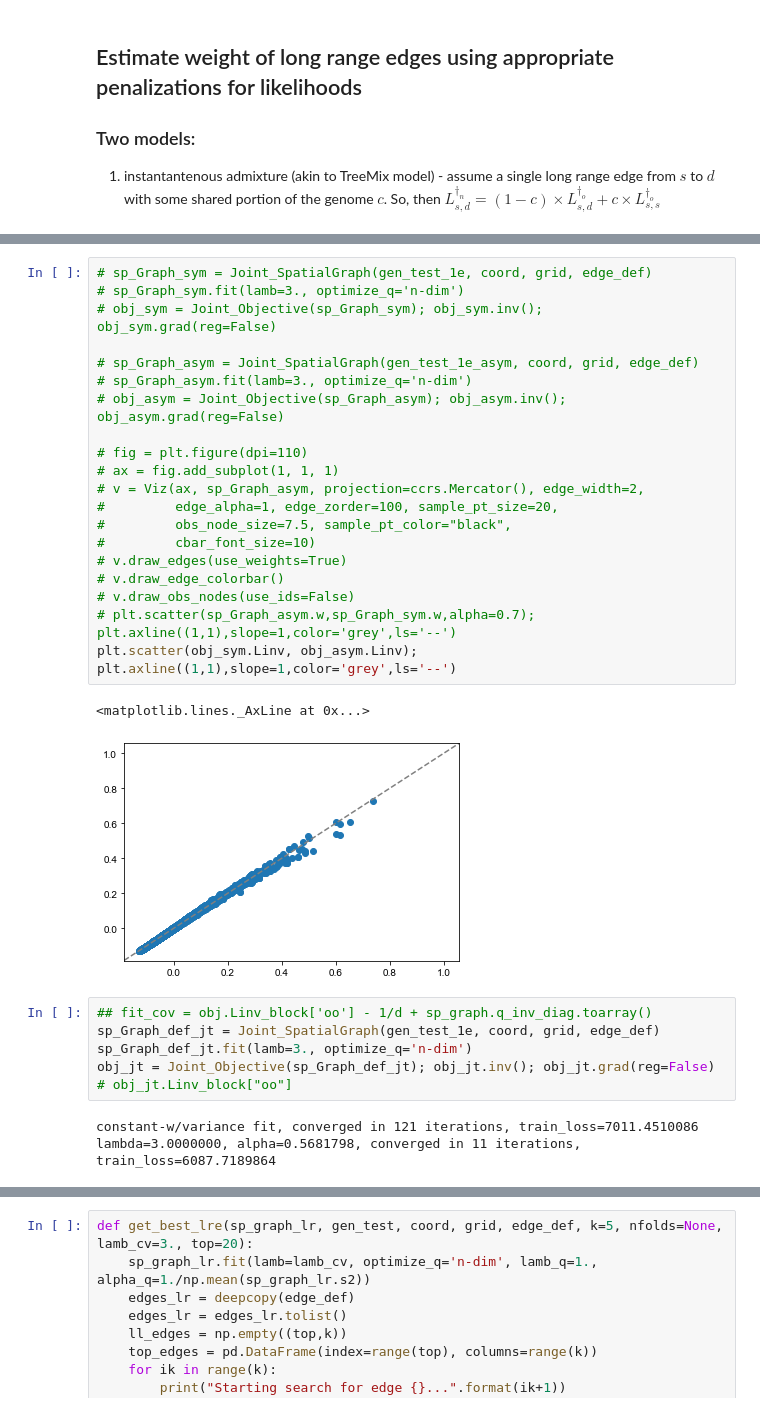
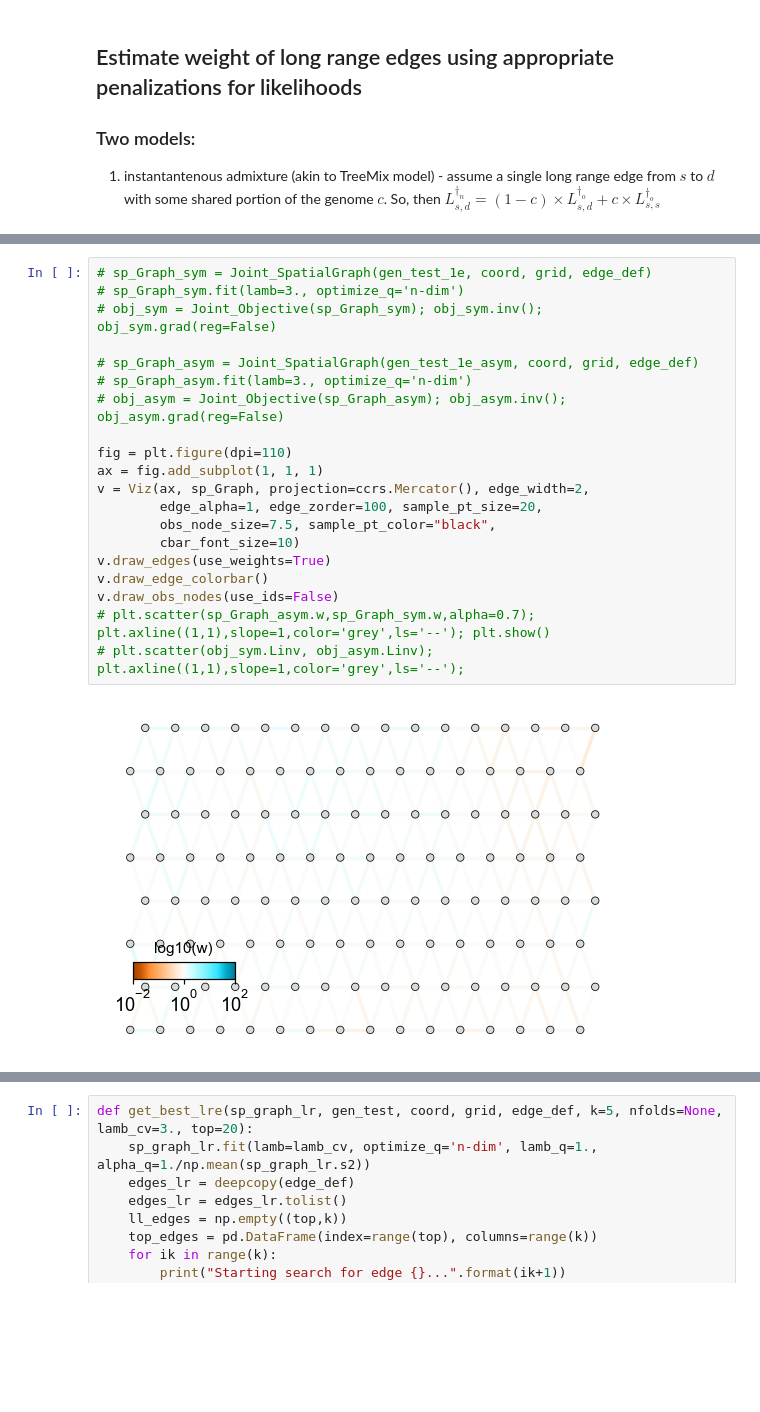
Before and after one commit to NovembreLab/feems, a Jupyter notebook: docs/notebooks/est-long-range.ipynb, the cells around one changed output, grey strips where cells are left out. Drawn from its saved outputs; the diff is of its cells as text; blank space fills up the shorter version.

```diff
--- a/docs/notebooks/est-long-range.ipynb
+++ b/docs/notebooks/est-long-range.ipynb
@@ -66,32 +203,22 @@ Simulating ~SNP 1000
 # %%
 # sp_Graph_sym = Joint_SpatialGraph(gen_test_1e, coord, grid, edge_def)
 # sp_Graph_sym.fit(lamb=3., optimize_q='n-dim')
 # obj_sym = Joint_Objective(sp_Graph_sym); obj_sym.inv(); obj_sym.grad(reg=False)
 
 # sp_Graph_asym = Joint_SpatialGraph(gen_test_1e_asym, coord, grid, edge_def)
 # sp_Graph_asym.fit(lamb=3., optimize_q='n-dim')
 # obj_asym = Joint_Objective(sp_Graph_asym); obj_asym.inv(); obj_asym.grad(reg=False)
 
-# fig = plt.figure(dpi=110)
-# ax = fig.add_subplot(1, 1, 1)
-# v = Viz(ax, sp_Graph_asym, projection=ccrs.Mercator(), edge_width=2,
-#         edge_alpha=1, edge_zorder=100, sample_pt_size=20,
-#         obs_node_size=7.5, sample_pt_color="black",
-#         cbar_font_size=10)
-# v.draw_edges(use_weights=True)
-# v.draw_edge_colorbar()
-# v.draw_obs_nodes(use_ids=False)
-# plt.scatter(sp_Graph_asym.w,sp_Graph_sym.w,alpha=0.7); plt.axline((1,1),slope=1,color='grey',ls='--')
-plt.scatter(obj_sym.Linv, obj_asym.Linv); plt.axline((1,1),slope=1,color='grey',ls='--')
+fig = plt.figure(dpi=110)
+ax = fig.add_subplot(1, 1, 1)
+v = Viz(ax, sp_Graph, projection=ccrs.Mercator(), edge_width=2,
+        edge_alpha=1, edge_zorder=100, sample_pt_size=20,
+        obs_node_size=7.5, sample_pt_color="black",
+        cbar_font_size=10)
+v.draw_edges(use_weights=True)
+v.draw_edge_colorbar()
+v.draw_obs_nodes(use_ids=False)
+# plt.scatter(sp_Graph_asym.w,sp_Graph_sym.w,alpha=0.7); plt.axline((1,1),slope=1,color='grey',ls='--'); plt.show()
+# plt.scatter(obj_sym.Linv, obj_asym.Linv); plt.axline((1,1),slope=1,color='grey',ls='--');
 # %% [output]
-<matplotlib.lines._AxLine at 0x...>
-[figure, old version]
+[figure, new version]
-# %%
-## fit_cov = obj.Linv_block['oo'] - 1/d + sp_graph.q_inv_diag.toarray()
-sp_Graph_def_jt = Joint_SpatialGraph(gen_test_1e, coord, grid, edge_def)
-sp_Graph_def_jt.fit(lamb=3., optimize_q='n-dim')
-obj_jt = Joint_Objective(sp_Graph_def_jt); obj_jt.inv(); obj_jt.grad(reg=False)
-# obj_jt.Linv_block["oo"]
-# %% [output]
-constant-w/variance fit, converged in 121 iterations, train_loss=7011.4510086
-lambda=3.0000000, alpha=0.5681798, converged in 11 iterations, train_loss=6087.7189864
```
Also changed, not shown: parts of 31 cells of this notebook, 3 other files.
